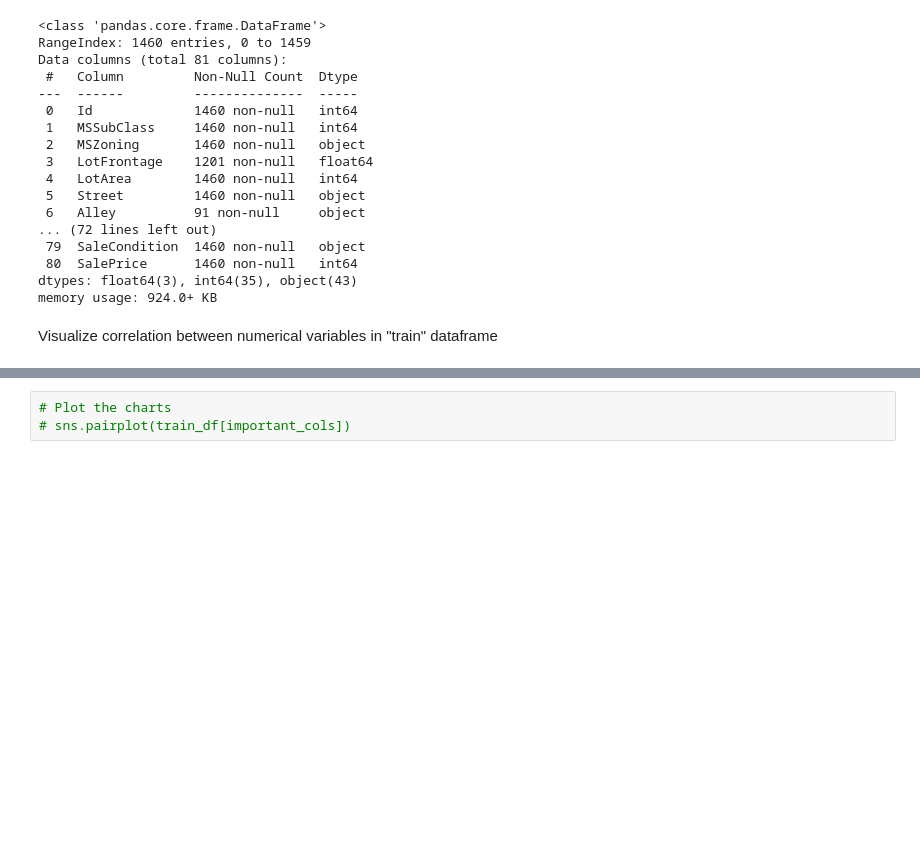
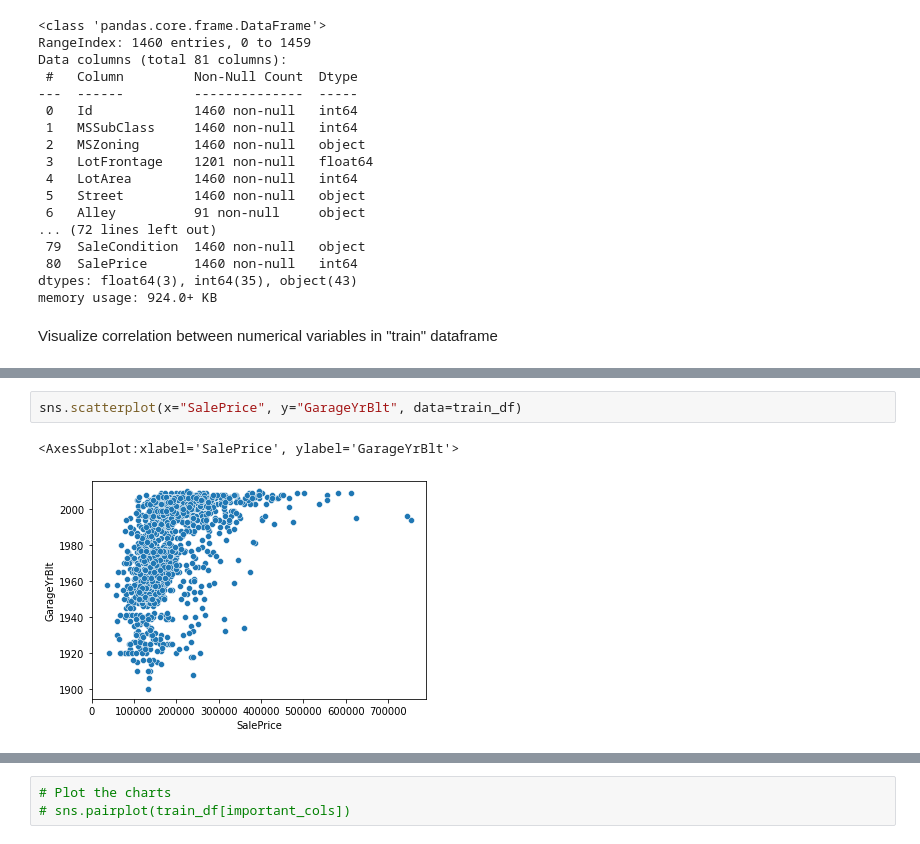
Before and after one commit to myredex/kaggle_house_price_prediction, a Jupyter notebook: kaggle-house-prices-basics.ipynb, the cells around one changed output, grey strips where cells are left out. Cells and saved outputs as stored; diff of their text form; blank space fills up the shorter version.

```diff
--- a/kaggle-house-prices-basics.ipynb
+++ b/kaggle-house-prices-basics.ipynb
@@ -650,0 +647,5 @@ Total:  0
+# %%
+sns.scatterplot(x="SalePrice", y="GarageYrBlt", data=train_df)
+# %% [output]
+<AxesSubplot:xlabel='SalePrice', ylabel='GarageYrBlt'>
+[figure, added]
```
Also changed, not shown: parts of 30 cells of this notebook.
